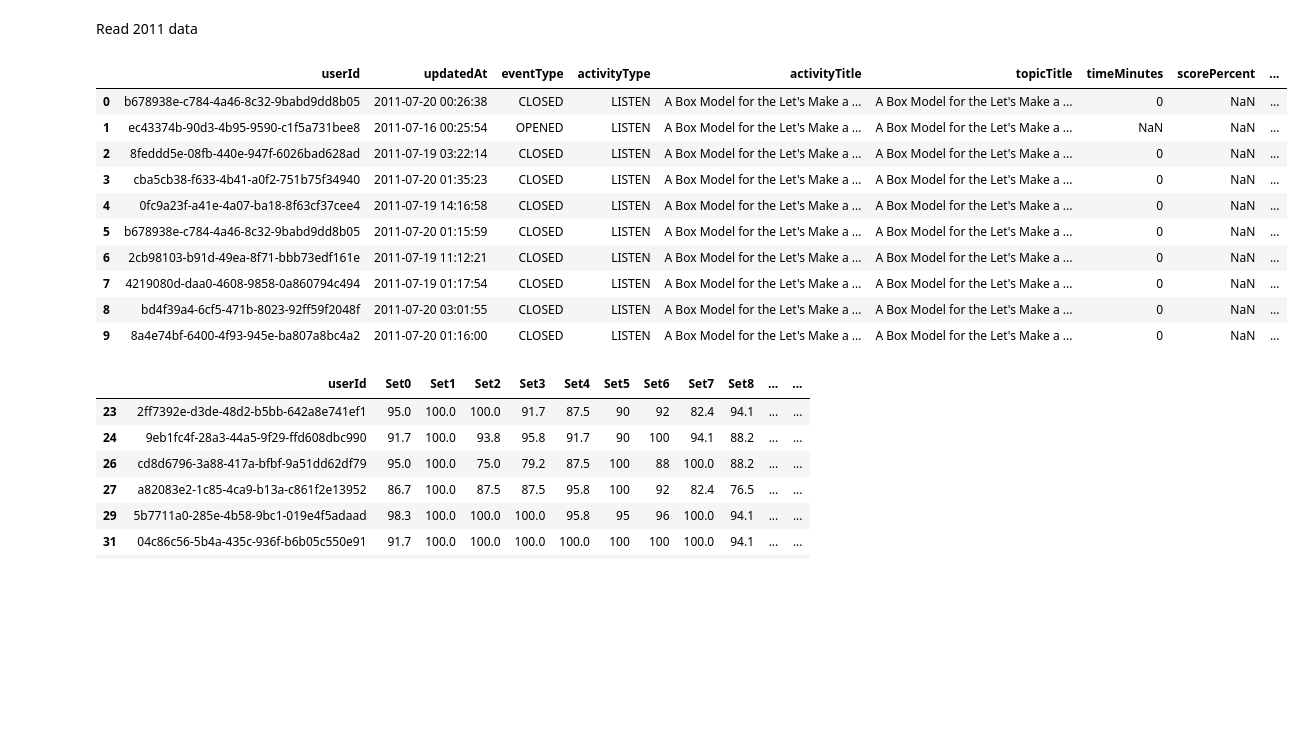
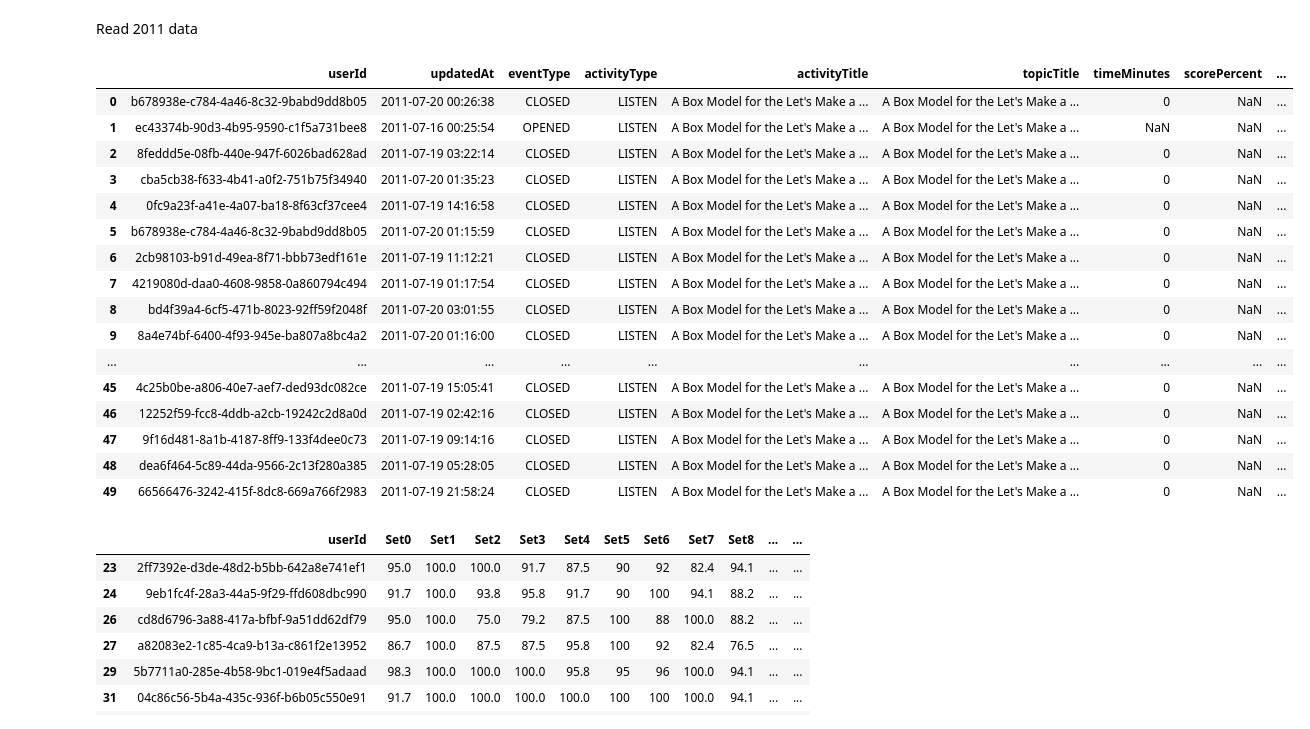
Before and after one commit to jasonost/info290final, a Jupyter notebook: ReadOnSophicData.ipynb, the cells around one changed output. Cells and saved outputs as stored; diff of their text form; code cells hidden in the pictures; blank space fills up the shorter version.

```diff
--- a/ReadOnSophicData.ipynb
+++ b/ReadOnSophicData.ipynb
@@ -110,19 +110,25 @@ grades = pd.read_csv('%s%s' % (base_path,grades_2011),
 grades = grades[grades.course.apply(lambda x: pd.notnull(x))]
 del grades['dropcol']
 # %%
-events[:10]
+events[:50]
 # %% [output]
 |  | userId | updatedAt | eventType | activityType | activityTitle | topicTitle | timeMinutes | scorePercent | ... |
 | 0 | b678938e-c784-4a46-8c32-9babd9dd8b05 | 2011-07-20 00:26:38 | CLOSED | LISTEN | A Box Model for the Let's Make a ... | A Box Model for the Let's Make a ... | 0 | NaN | ... |
 | 1 | ec43374b-90d3-4b95-9590-c1f5a731bee8 | 2011-07-16 00:25:54 | OPENED | LISTEN | A Box Model for the Let's Make a ... | A Box Model for the Let's Make a ... | NaN | NaN | ... |
 | 2 | 8feddd5e-08fb-440e-947f-6026bad628ad | 2011-07-19 03:22:14 | CLOSED | LISTEN | A Box Model for the Let's Make a ... | A Box Model for the Let's Make a ... | 0 | NaN | ... |
 | 3 | cba5cb38-f633-4b41-a0f2-751b75f34940 | 2011-07-20 01:35:23 | CLOSED | LISTEN | A Box Model for the Let's Make a ... | A Box Model for the Let's Make a ... | 0 | NaN | ... |
 | 4 | 0fc9a23f-a41e-4a07-ba18-8f63cf37cee4 | 2011-07-19 14:16:58 | CLOSED | LISTEN | A Box Model for the Let's Make a ... | A Box Model for the Let's Make a ... | 0 | NaN | ... |
 | 5 | b678938e-c784-4a46-8c32-9babd9dd8b05 | 2011-07-20 01:15:59 | CLOSED | LISTEN | A Box Model for the Let's Make a ... | A Box Model for the Let's Make a ... | 0 | NaN | ... |
 | 6 | 2cb98103-b91d-49ea-8f71-bbb73edf161e | 2011-07-19 11:12:21 | CLOSED | LISTEN | A Box Model for the Let's Make a ... | A Box Model for the Let's Make a ... | 0 | NaN | ... |
 | 7 | 4219080d-daa0-4608-9858-0a860794c494 | 2011-07-19 01:17:54 | CLOSED | LISTEN | A Box Model for the Let's Make a ... | A Box Model for the Let's Make a ... | 0 | NaN | ... |
 | 8 | bd4f39a4-6cf5-471b-8023-92ff59f2048f | 2011-07-20 03:01:55 | CLOSED | LISTEN | A Box Model for the Let's Make a ... | A Box Model for the Let's Make a ... | 0 | NaN | ... |
 | 9 | 8a4e74bf-6400-4f93-945e-ba807a8bc4a2 | 2011-07-20 01:16:00 | CLOSED | LISTEN | A Box Model for the Let's Make a ... | A Box Model for the Let's Make a ... | 0 | NaN | ... |
+| ... | ... | ... | ... | ... | ... | ... | ... | ... | ... |
+| 45 | 4c25b0be-a806-40e7-aef7-ded93dc082ce | 2011-07-19 15:05:41 | CLOSED | LISTEN | A Box Model for the Let's Make a ... | A Box Model for the Let's Make a ... | 0 | NaN | ... |
+| 46 | 12252f59-fcc8-4ddb-a2cb-19242c2d8a0d | 2011-07-19 02:42:16 | CLOSED | LISTEN | A Box Model for the Let's Make a ... | A Box Model for the Let's Make a ... | 0 | NaN | ... |
+| 47 | 9f16d481-8a1b-4187-8ff9-133f4dee0c73 | 2011-07-19 09:14:16 | CLOSED | LISTEN | A Box Model for the Let's Make a ... | A Box Model for the Let's Make a ... | 0 | NaN | ... |
+| 48 | dea6f464-5c89-44da-9566-2c13f280a385 | 2011-07-19 05:28:05 | CLOSED | LISTEN | A Box Model for the Let's Make a ... | A Box Model for the Let's Make a ... | 0 | NaN | ... |
+| 49 | 66566476-3242-415f-8dc8-669a766f2983 | 2011-07-19 21:58:24 | CLOSED | LISTEN | A Box Model for the Let's Make a ... | A Box Model for the Let's Make a ... | 0 | NaN | ... |
 # %%
 grades[:10]
 # %% [output]
```
Also changed, not shown: parts of 3 cells of this notebook, 1 other file.
